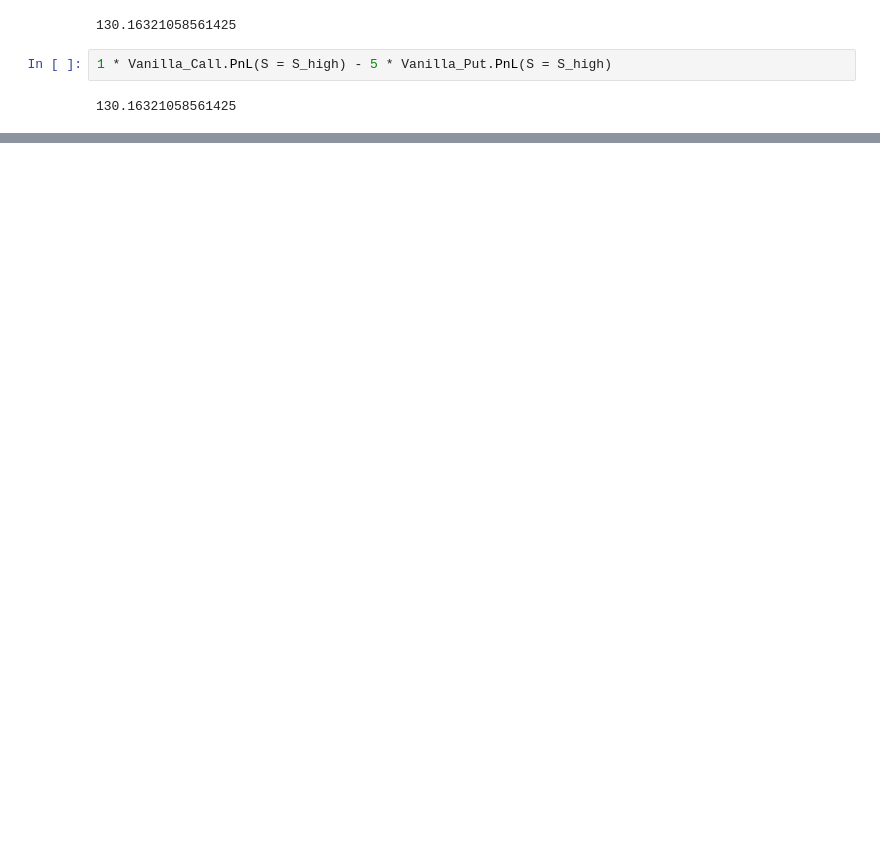
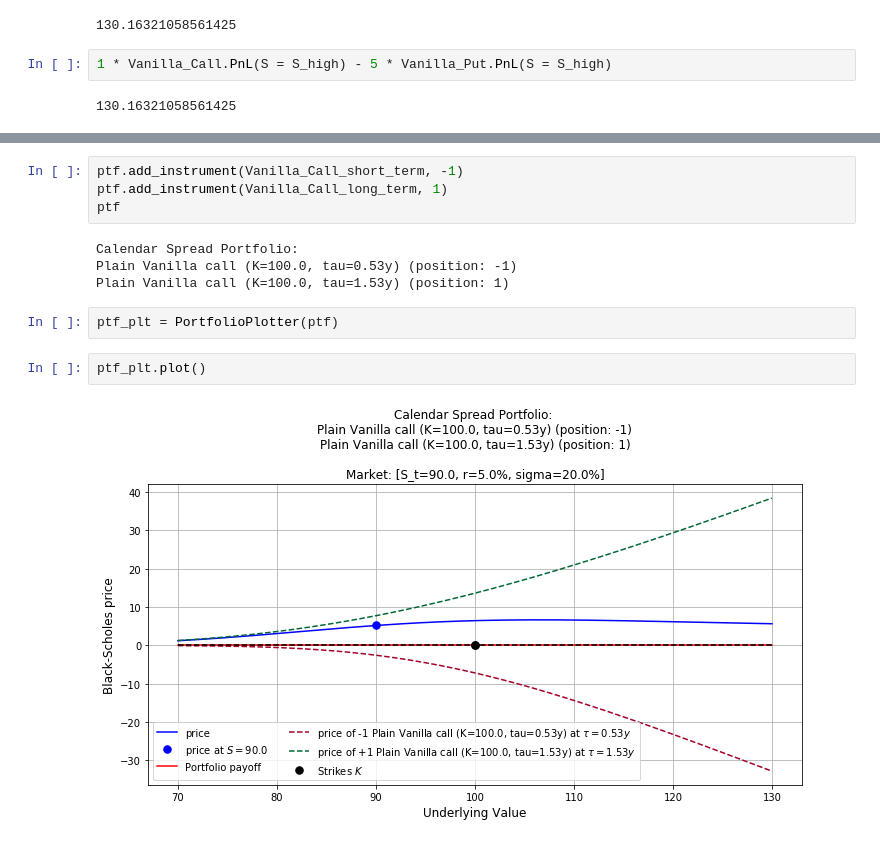
Before and after one commit to gabrielepompa88/IT-For-Business-And-Finance-2019-20, a Jupyter notebook: Notebooks/Derivatives_Analytics___Introduction_to_OOP.ipynb, the cells around one changed output, grey strips where cells are left out. Drawn from its saved outputs; the diff is of its cells as text; blank space fills up the shorter version.

```diff
--- a/Notebooks/Derivatives_Analytics___Introduction_to_OOP.ipynb
+++ b/Notebooks/Derivatives_Analytics___Introduction_to_OOP.ipynb
@@ -5235,0 +5466,14 @@ class OptionPlotter(Plotter):
+# %%
+ptf.add_instrument(Vanilla_Call_short_term, -1)
+ptf.add_instrument(Vanilla_Call_long_term, 1)
+ptf
+# %% [output]
+Calendar Spread Portfolio:
+Plain Vanilla call (K=100.0, tau=0.53y) (position: -1)
+Plain Vanilla call (K=100.0, tau=1.53y) (position: 1)
+# %%
+ptf_plt = PortfolioPlotter(ptf)
+# %%
+ptf_plt.plot()
+# %% [output]
+[figure, added]
```
Also changed, not shown: parts of 38 cells of this notebook.
